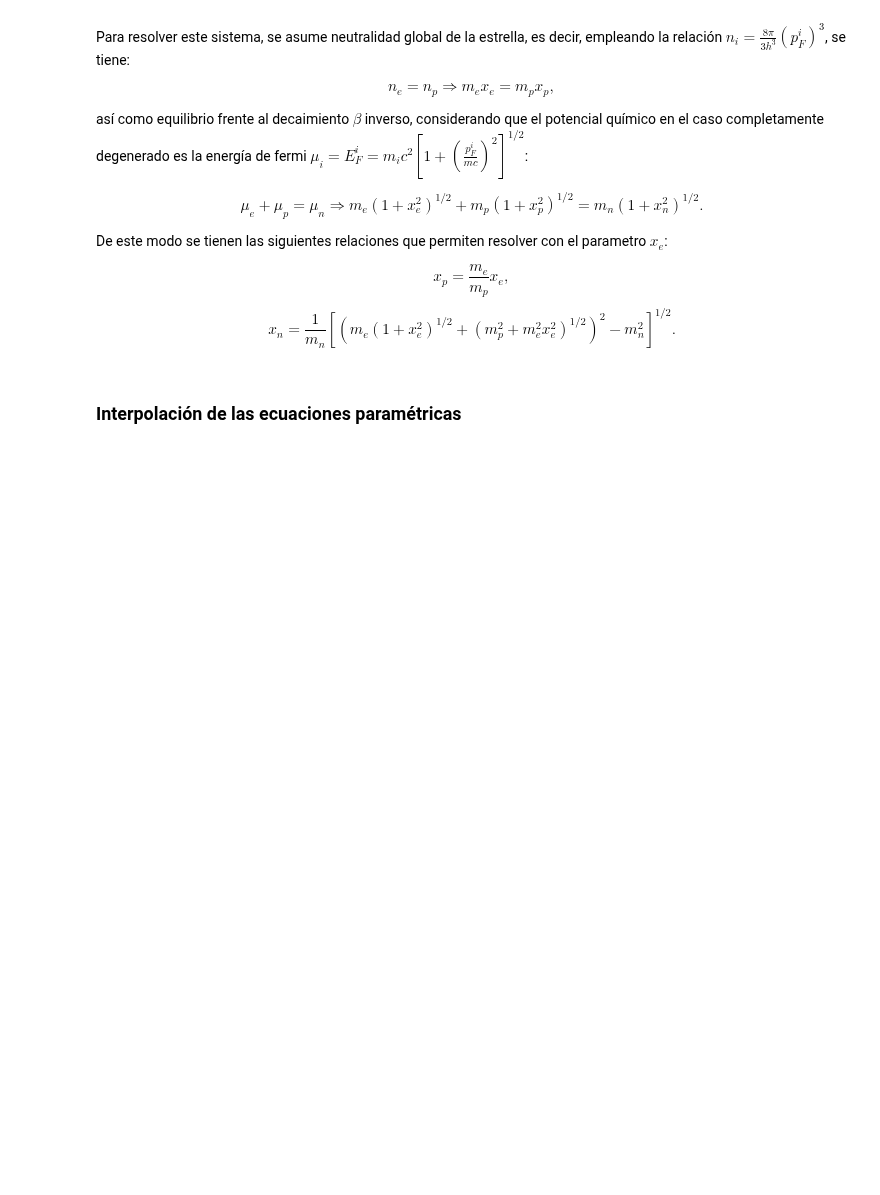
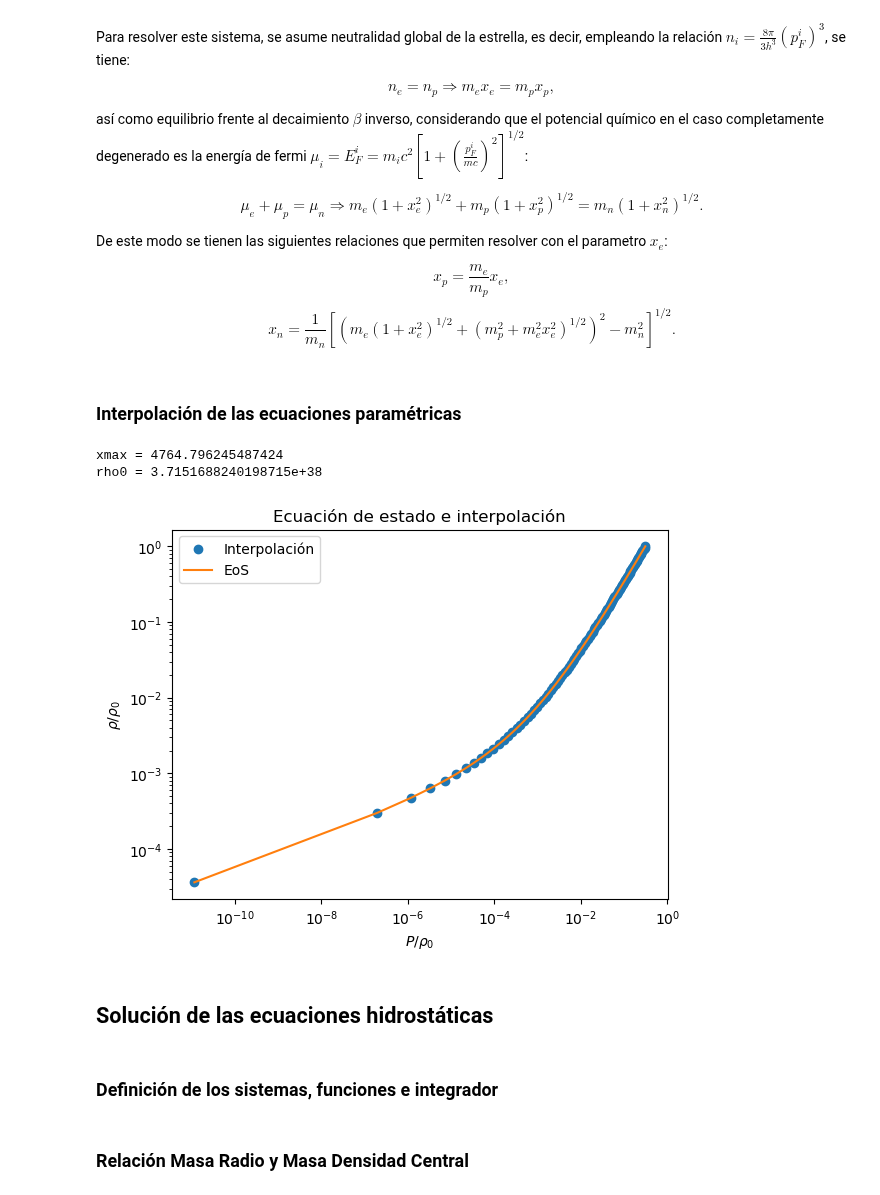
Before and after one commit to Vendetta0462/CalculosSimulaciones, a Jupyter notebook: gas_n-p-e.ipynb, the cells around one changed output. Saved outputs shown, nothing was run; the diff lists cells and outputs as text; code cells hidden in the pictures; blank space fills up the shorter version.

Commit message:
masa radio gas n p e

```diff
--- a/gas_n-p-e.ipynb
+++ b/gas_n-p-e.ipynb
@@ -40,3 +40,70 @@ $$ x_p = \frac{m_e}{m_p} x_e,$$
 $$ x_n = \frac{1}{m_n} \left[ \left( m_e(1+x_e^2)^{1/2} + \left(m_p^2+m_e^2 x_e^2\right)^{1/2} \right)^2 -m_n^2 \right]^{1/2}.$$
 # %% [markdown]
 ### Interpolación de las ecuaciones paramétricas
+# %%
+# Definimos constantes
+pi = np.pi
+m_n = 1.67e-27 # Masa del neutrón en kg
+m_p = 1.67e-27 # Masa del protón en kg
+m_e = 9.11e-31 # Masa del electrón en kg
+c = 3e8 # Velocidad de la luz en m/s
+h = 6.63e-34 # Constante de Planck en Js
+G = 6.67e-11 # Constante de gravitación universal en m^3/kg/s^2
+def A(m):
+    return pi*m**4*c**5/(3*h**3) # Constante para cada especie
+def B(m):
+    return 8*pi*m**4*c**3/(3*h**3) # Constante para cada especie
+
+# Definimos las funciones f y g
+def f(x):
+    return x*np.sqrt(1+x**2)*(2*x**2-3)+3*np.log(x+np.sqrt(1+x**2))
+def g(x):
+    return x*np.sqrt(1+x**2)*(2*x**2+1)+np.log(x+np.sqrt(1+x**2))
+
+# Definimos las relaciones entre los parametros x de las especies, para quedar con x_e
+def x_p(x):
+    return m_e/m_p*x
+def x_n(x):
+    return 1/m_n * ((m_e*(1+x**2)**(1/2)+(m_p**2+m_e**2*x**2)**(1/2))**2-m_n**2)**(1/2)
+
+# Definimos las funciones de presión, densidad de energía adimensionales y densidad de masa
+def pressure(x, P0):
+    return (A(m_e)*f(x)+A(m_p)*f(x_p(x))+A(m_n)*f(x_n(x)))/P0
+def density(x, rho0):
+    return 3*(A(m_e)*g(x)+A(m_p)*g(x_p(x))+A(m_n)*g(x_n(x)))/rho0
+def density_mass(x):
+    return B(m_e)*x**3+B(m_p)*x_p(x)**3+B(m_n)*x_n(x)**3
+
+# Definimos la interpolacion para obtener rho = rho(P) (adimensional, P0 = rho0)
+def EoS(x, rho0):
+    return CubicSpline(pressure(x, rho0), density(x, rho0))
+
+# Para hallar el rango de parametros a utilizar, invertimos la función de densidad de masa
+# mediante una interpolación, y hallamos el valor xmax para el que la densidad es 10^17 g/cm^3
+xlimit = 10000
+density_mass_inv = CubicSpline(density_mass(np.linspace(0, xlimit, 3000)), np.linspace(0, xlimit, 3000), extrapolate=False) # x_e = x_e(rho_m)
+xmax = density_mass_inv(1e18 * 1e3) # Pasamos de kg/m^3 a g/cm^3
+print(f'xmax = {xmax}')
+
+# Ejemplo de ecuación de estado para
+rho0 = density(xmax, 1) # Densidad de energía adimensional en el centro asociada a 1e17 g/cm^3
+print(f'rho0 = {rho0}')
+x = np.linspace(0, xmax, 100)
+rho_P = EoS(x, rho0)
+
+plt.figure()
+plt.loglog(pressure(x, rho0), rho_P(pressure(x, rho0)), "o", label='Interpolación')
+plt.loglog(pressure(x, rho0), density(x, rho0), label='EoS')
+plt.xlabel(r'$P/\rho_0$')
+plt.ylabel(r'$\rho/\rho_0$')
+plt.title('Ecuación de estado e interpolación')
+plt.legend()
+plt.show()
+# %% [output]
+xmax = 4764.796245487424
+rho0 = 3.7151688240198715e+38
+[figure, added]
+# %% [markdown]
+## Solución de las ecuaciones hidrostáticas
+# %% [markdown]
+### Definición de los sistemas, funciones e integrador
@@ -42,0 +219,2 @@ $$ x_n = \frac{1}{m_n} \left[ \left( m_e(1+x_e^2)^{1/2} + \left(m_p^2+m_e^2 x_e^
+# %% [markdown]
+### Relación Masa Radio y Masa Densidad Central
```
Also changed, not shown: parts of 3 cells of this notebook.
